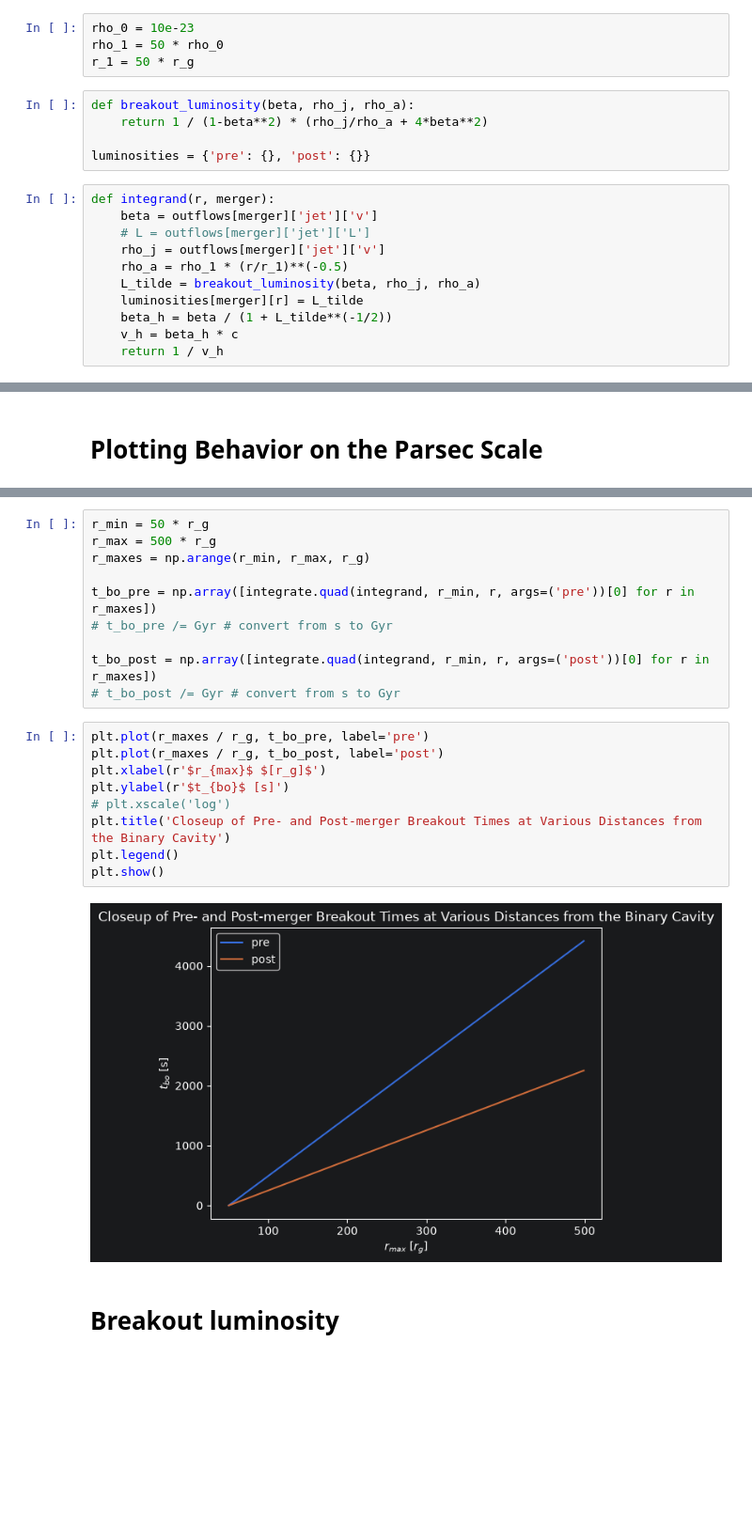
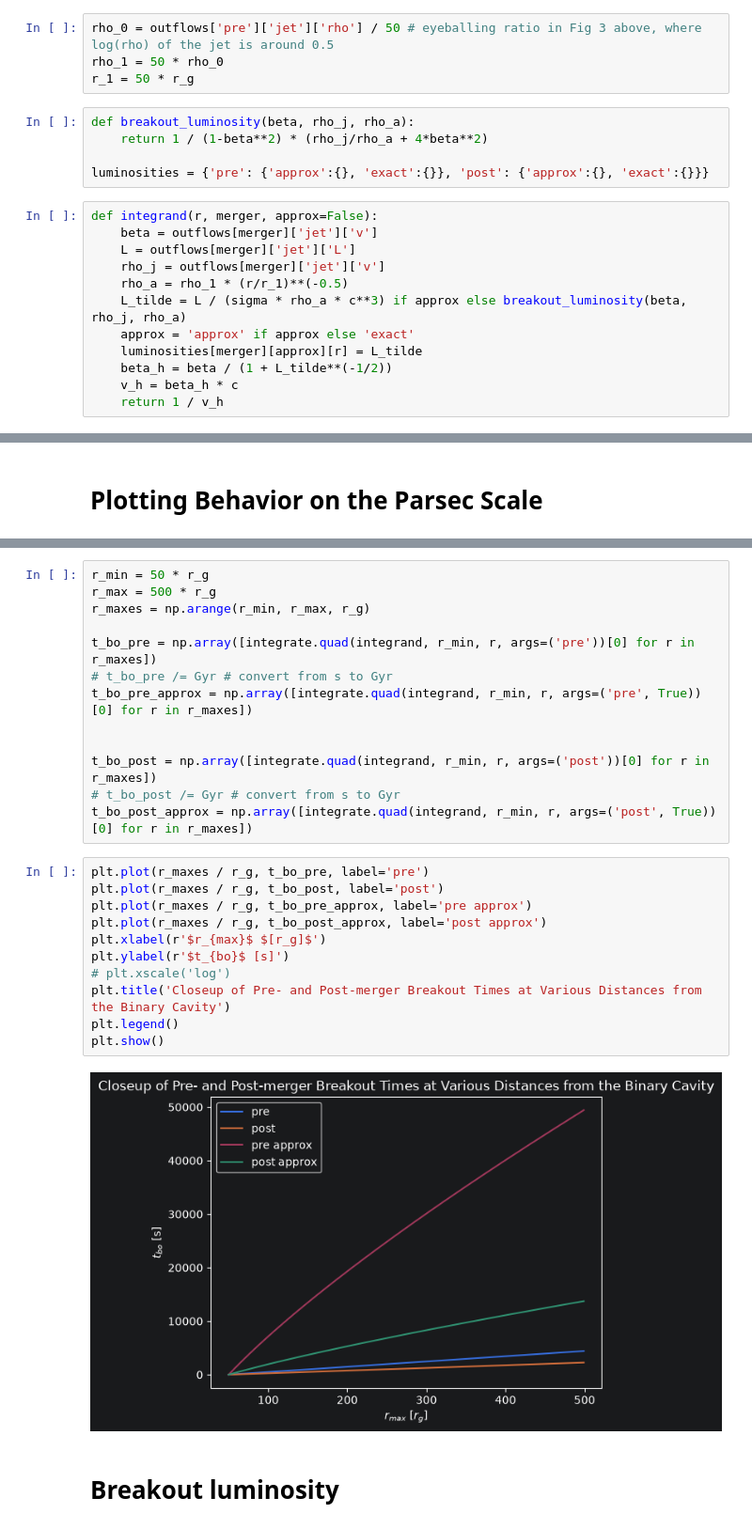
Before and after one commit to jparas-3/smbhb-project, a Jupyter notebook: jet_ism/jet_ism.ipynb, the cells around one changed output, grey strips where cells are left out. Shown at 94% size. Drawn from its saved outputs; the diff is of its cells as text; blank space fills up the shorter version.

```diff
--- a/jet_ism/jet_ism.ipynb
+++ b/jet_ism/jet_ism.ipynb
@@ -102,22 +103,23 @@ sigma
 # %% [markdown]
 $\rho_0$ set to unity in the [same paper](https://iopscience.iop.org/article/10.3847/2041-8213/ad9eb5)
 # %%
-rho_0 = 10e-23
+rho_0 = outflows['pre']['jet']['rho'] / 50 # eyeballing ratio in Fig 3 above, where log(rho) of the jet is around 0.5
 rho_1 = 50 * rho_0
 r_1 = 50 * r_g
 # %%
 def breakout_luminosity(beta, rho_j, rho_a):
     return 1 / (1-beta**2) * (rho_j/rho_a + 4*beta**2)
 
-luminosities = {'pre': {}, 'post': {}}
+luminosities = {'pre': {'approx':{}, 'exact':{}}, 'post': {'approx':{}, 'exact':{}}}
 # %%
-def integrand(r, merger):
+def integrand(r, merger, approx=False):
     beta = outflows[merger]['jet']['v']
-    # L = outflows[merger]['jet']['L']
+    L = outflows[merger]['jet']['L']
     rho_j = outflows[merger]['jet']['v']
     rho_a = rho_1 * (r/r_1)**(-0.5)
-    L_tilde = breakout_luminosity(beta, rho_j, rho_a)
-    luminosities[merger][r] = L_tilde
+    L_tilde = L / (sigma * rho_a * c**3) if approx else breakout_luminosity(beta, rho_j, rho_a)
+    approx = 'approx' if approx else 'exact'
+    luminosities[merger][approx][r] = L_tilde
     beta_h = beta / (1 + L_tilde**(-1/2))
     v_h = beta_h * c
     return 1 / v_h
@@ -160,20 +166,25 @@ r_maxes = np.arange(r_min, r_max, r_g)
 
 t_bo_pre = np.array([integrate.quad(integrand, r_min, r, args=('pre'))[0] for r in r_maxes])
 # t_bo_pre /= Gyr # convert from s to Gyr
+t_bo_pre_approx = np.array([integrate.quad(integrand, r_min, r, args=('pre', True))[0] for r in r_maxes])
+
 
 t_bo_post = np.array([integrate.quad(integrand, r_min, r, args=('post'))[0] for r in r_maxes])
 # t_bo_post /= Gyr # convert from s to Gyr
+t_bo_post_approx = np.array([integrate.quad(integrand, r_min, r, args=('post', True))[0] for r in r_maxes])
 # %%
 plt.plot(r_maxes / r_g, t_bo_pre, label='pre')
 plt.plot(r_maxes / r_g, t_bo_post, label='post')
+plt.plot(r_maxes / r_g, t_bo_pre_approx, label='pre approx')
+plt.plot(r_maxes / r_g, t_bo_post_approx, label='post approx')
 plt.xlabel(r'$r_{max}$ $[r_g]$')
 plt.ylabel(r'$t_{bo}$ [s]')
 # plt.xscale('log')
 plt.title('Closeup of Pre- and Post-merger Breakout Times at Various Distances from the Binary Cavity')
 plt.legend()
 plt.show()
 # %% [output]
-[figure, old version]
+[figure, new version]
 # %% [markdown]
 # Breakout luminosity
 # %%
```
Also changed, not shown: parts of 5 cells of this notebook.
